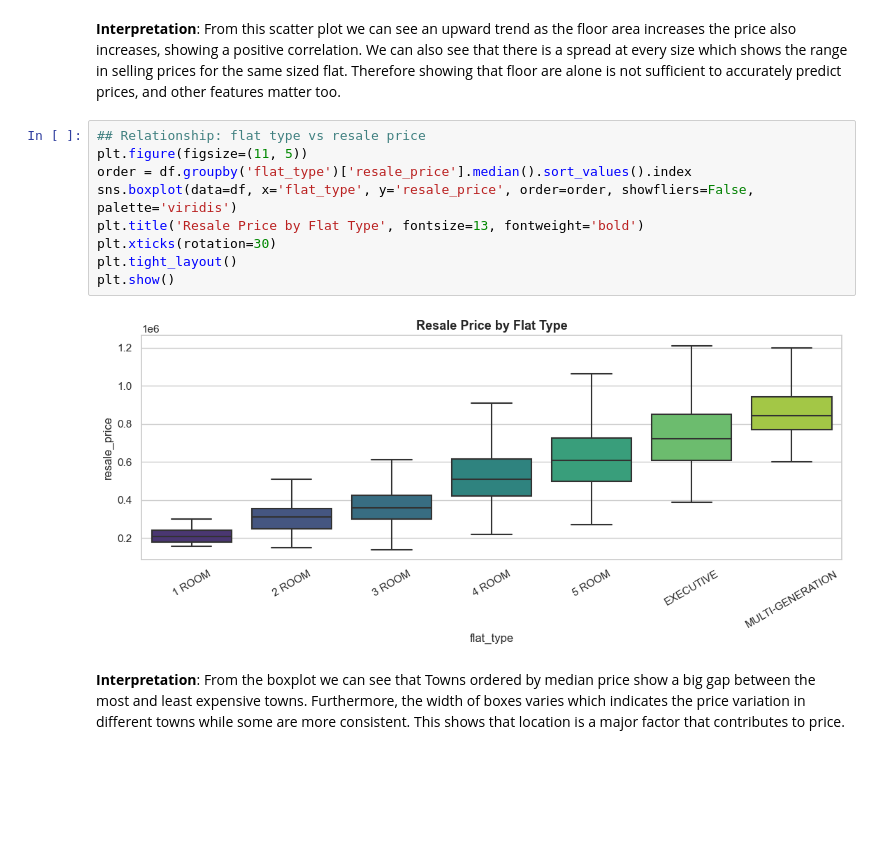
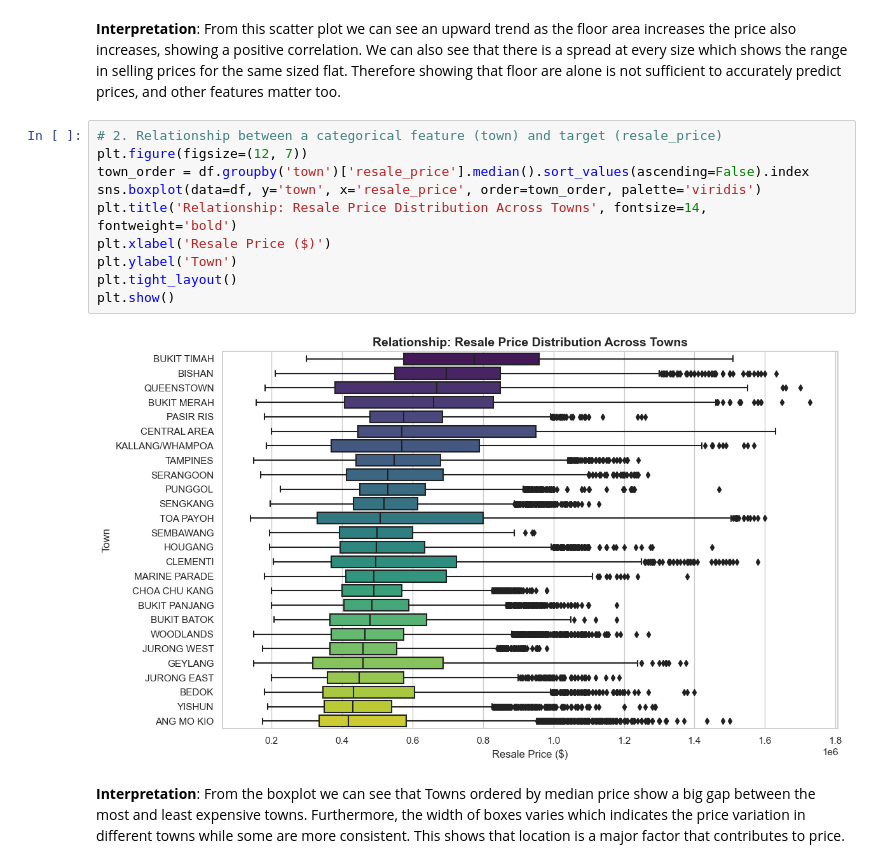
Before and after one commit to alimanchester1030-ai/nestvalue-hdb-price, a Jupyter notebook: MLDP_Program_Codes_Ali_2501406I.ipynb, the cells around one changed output. Saved outputs shown, nothing was run; the diff lists cells and outputs as text; blank space fills up the shorter version.

```diff
--- a/MLDP_Program_Codes_Ali_2501406I.ipynb
+++ b/MLDP_Program_Codes_Ali_2501406I.ipynb
@@ -208,16 +208,17 @@ plt.show()
 # %% [markdown]
 **Interpretation**: From this scatter plot we can see an upward trend as the floor area increases the price also increases, showing a positive correlation. We can also see that there is a spread at every size which shows the range in selling prices for the same sized flat. Therefore showing that floor are alone is not sufficient to accurately predict prices, and other features matter too.
 # %%
-## Relationship: flat type vs resale price
-plt.figure(figsize=(11, 5))
-order = df.groupby('flat_type')['resale_price'].median().sort_values().index
-sns.boxplot(data=df, x='flat_type', y='resale_price', order=order, showfliers=False, palette='viridis')
-plt.title('Resale Price by Flat Type', fontsize=13, fontweight='bold')
-plt.xticks(rotation=30)
+# 2. Relationship between a categorical feature (town) and target (resale_price)
+plt.figure(figsize=(12, 7))
+town_order = df.groupby('town')['resale_price'].median().sort_values(ascending=False).index
+sns.boxplot(data=df, y='town', x='resale_price', order=town_order, palette='viridis')
+plt.title('Relationship: Resale Price Distribution Across Towns', fontsize=14, fontweight='bold')
+plt.xlabel('Resale Price ($)')
+plt.ylabel('Town')
 plt.tight_layout()
 plt.show()
 # %% [output]
-[figure, old version]
+[figure, new version]
 # %% [markdown]
 **Interpretation**: From the boxplot we can see that Towns ordered by median price show a big gap between the most and least expensive towns. Furthermore, the width of boxes varies which indicates the price variation in different towns while some are more consistent. This shows that location is a major factor that contributes to price.
 # %%
```
Also changed, not shown: parts of 4 cells of this notebook.
